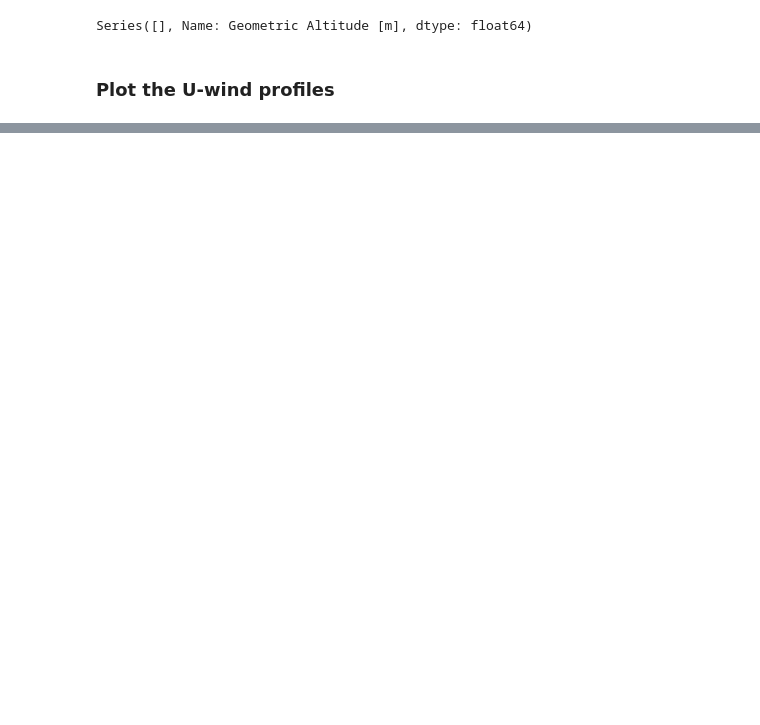
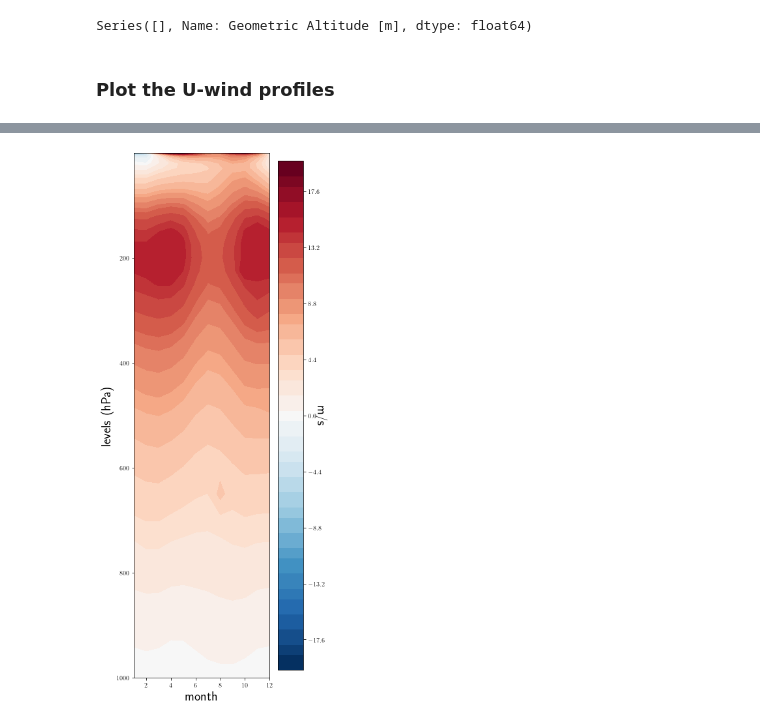
Before and after one commit to bijanfallah/ABBAS, a Jupyter notebook: new_fit/final_plots.ipynb, the cells around one changed output, grey strips where cells are left out. Drawn from its saved outputs; the diff is of its cells as text; code cells hidden in the pictures; blank space fills up the shorter version.

```diff
--- a/new_fit/final_plots.ipynb
+++ b/new_fit/final_plots.ipynb
@@ -793,0 +878,10 @@ Series([], Name: Geometric Altitude [m], dtype: float64)
+# %%
+data_u_wind_2019 = "/media/fallah/bijan/ABBAS/ERA5_monthly/131_ERA5_ymonmean.nc"
+u_wind = read_stats(data_u_wind_2019, var="u")
+levels = read_stats(data_u_wind_2019, var="plev")
+lat    = read_stats(data_u_wind_2019, var="lat")
+# %%
+u_wind[u_wind>1000] = np.float('nan')
+u_wind[u_wind<-1000] = np.float('nan')
+u_wind_zonal = np.nanmean(u_wind,axis=3)
+u_wind_fldmean = np.nanmean(u_wind_zonal,axis=2)
@@ -793,0 +926,26 @@ Series([], Name: Geometric Altitude [m], dtype: float64)
+# %%
+plt.rcParams.update({'figure.figsize': (5,12)})
+fig, ax = plt.subplots()
+cmap = plt.cm.get_cmap("RdBu_r", 37)
+mon,lev = np.meshgrid(levels/100,range(1,13))
+mon.shape
+#xpt,ypt = map(lon,lat)
+#cs = plt.pcolormesh(lev,mon,u_wind_fldmean,cmap=cmap, vmin=-20, vmax=20,shading='flat')
+#u_wind_fldmean[u_wind_fldmean>1000] = np.float('nan')
+#u_wind_fldmean[u_wind_fldmean<-1000] = np.float('nan')
+leve = 100
+
+level_boundaries = np.linspace(-20, 20, leve + 1)
+
+cs = plt.contourf(lev,mon,u_wind_fldmean,level_boundaries,cmap=cmap,shading='auto')
+cbar = plt.colorbar()
+cbar.ax.set_ylabel('m/s', rotation=270, fontsize=20)
+plt.xlabel('month', fontsize=20)
+plt.ylabel('levels (hPa)', fontsize=20)
+ax.invert_yaxis()
+fig.tight_layout()  # otherwise the right y-label is slightly clipped
+#
+plt.savefig('u_component_of_wind_1979_2020_averaged_over_lon_lat.png',
+            bbox_inches = 'tight',  pad_inches = 0,dpi=300)
+# %% [output]
+[figure, added]
```
Also changed, not shown: parts of 22 cells of this notebook.
